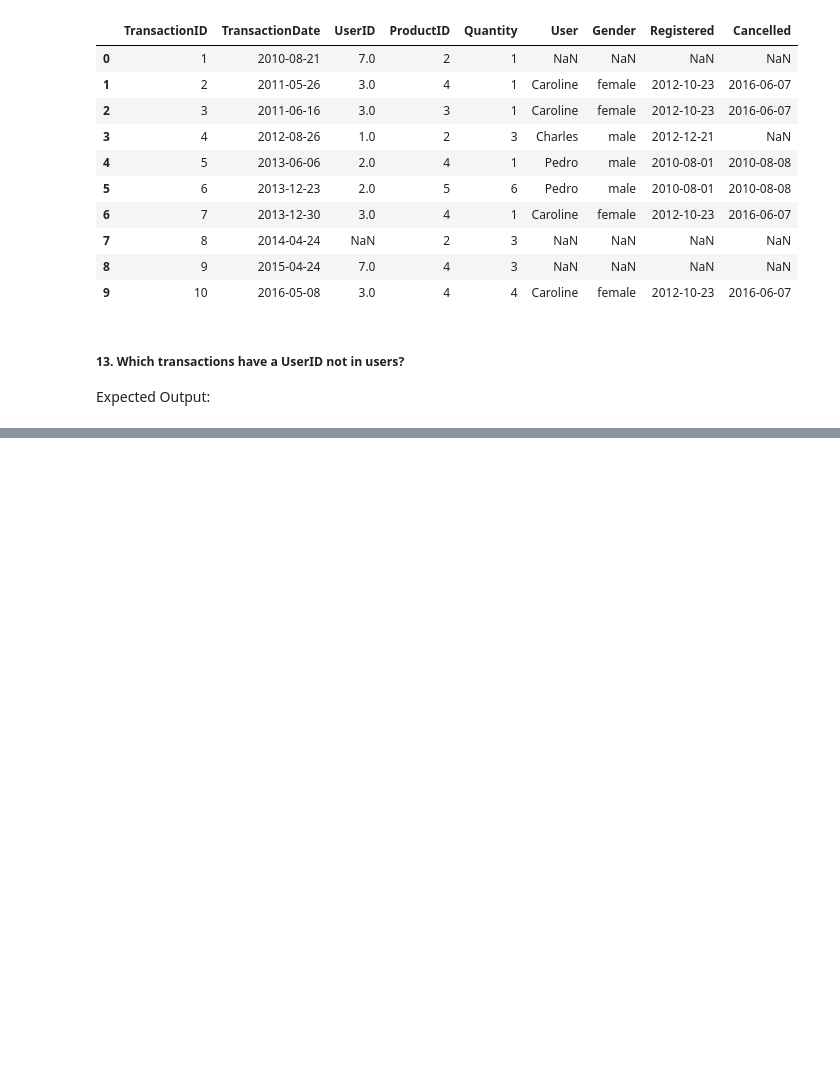
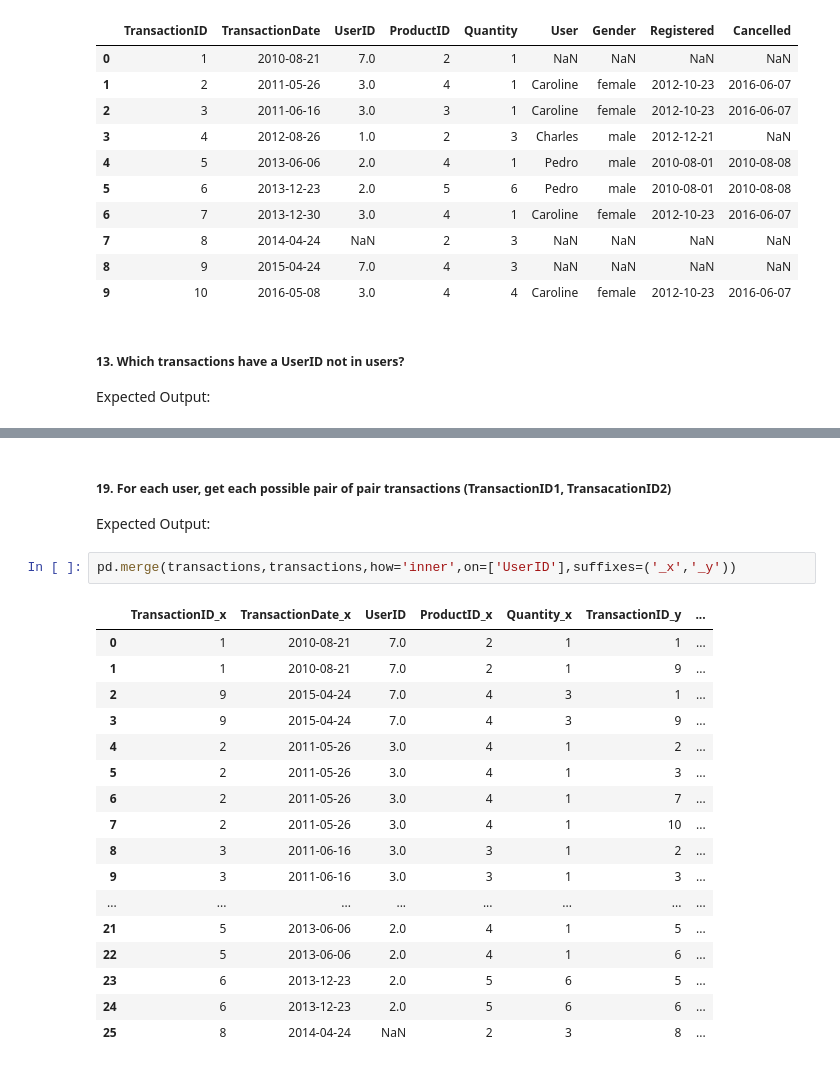
Before and after one commit to Bharat-Soren/Practice, a Jupyter notebook: Restart/Practice Questions/Panda Practice 1.ipynb, the cells around one changed output, grey strips where cells are left out. Drawn from its saved outputs; the diff is of its cells as text; blank space fills up the shorter version.

```diff
--- a/Restart/Practice Questions/Panda Practice 1.ipynb
+++ b/Restart/Practice Questions/Panda Practice 1.ipynb
@@ -345,0 +453,23 @@ SyntaxError: invalid syntax (3234177046.py, line 2)
+# %% [markdown]
+##### 19. For each user, get each possible pair of pair transactions (TransactionID1, TransacationID2)
+Expected Output:
+# %%
+pd.merge(transactions,transactions,how='inner',on=['UserID'],suffixes=('_x','_y'))
+# %% [output]
+|  | TransactionID_x | TransactionDate_x | UserID | ProductID_x | Quantity_x | TransactionID_y | ... |
+| 0 | 1 | 2010-08-21 | 7.0 | 2 | 1 | 1 | ... |
+| 1 | 1 | 2010-08-21 | 7.0 | 2 | 1 | 9 | ... |
+| 2 | 9 | 2015-04-24 | 7.0 | 4 | 3 | 1 | ... |
+| 3 | 9 | 2015-04-24 | 7.0 | 4 | 3 | 9 | ... |
+| 4 | 2 | 2011-05-26 | 3.0 | 4 | 1 | 2 | ... |
+| 5 | 2 | 2011-05-26 | 3.0 | 4 | 1 | 3 | ... |
+| 6 | 2 | 2011-05-26 | 3.0 | 4 | 1 | 7 | ... |
+| 7 | 2 | 2011-05-26 | 3.0 | 4 | 1 | 10 | ... |
+| 8 | 3 | 2011-06-16 | 3.0 | 3 | 1 | 2 | ... |
+| 9 | 3 | 2011-06-16 | 3.0 | 3 | 1 | 3 | ... |
+| ... | ... | ... | ... | ... | ... | ... | ... |
+| 21 | 5 | 2013-06-06 | 2.0 | 4 | 1 | 5 | ... |
+| 22 | 5 | 2013-06-06 | 2.0 | 4 | 1 | 6 | ... |
+| 23 | 6 | 2013-12-23 | 2.0 | 5 | 6 | 5 | ... |
+| 24 | 6 | 2013-12-23 | 2.0 | 5 | 6 | 6 | ... |
+| 25 | 8 | 2014-04-24 | NaN | 2 | 3 | 8 | ... |
```
Also changed, not shown: parts of 22 cells of this notebook, 4 other files.
